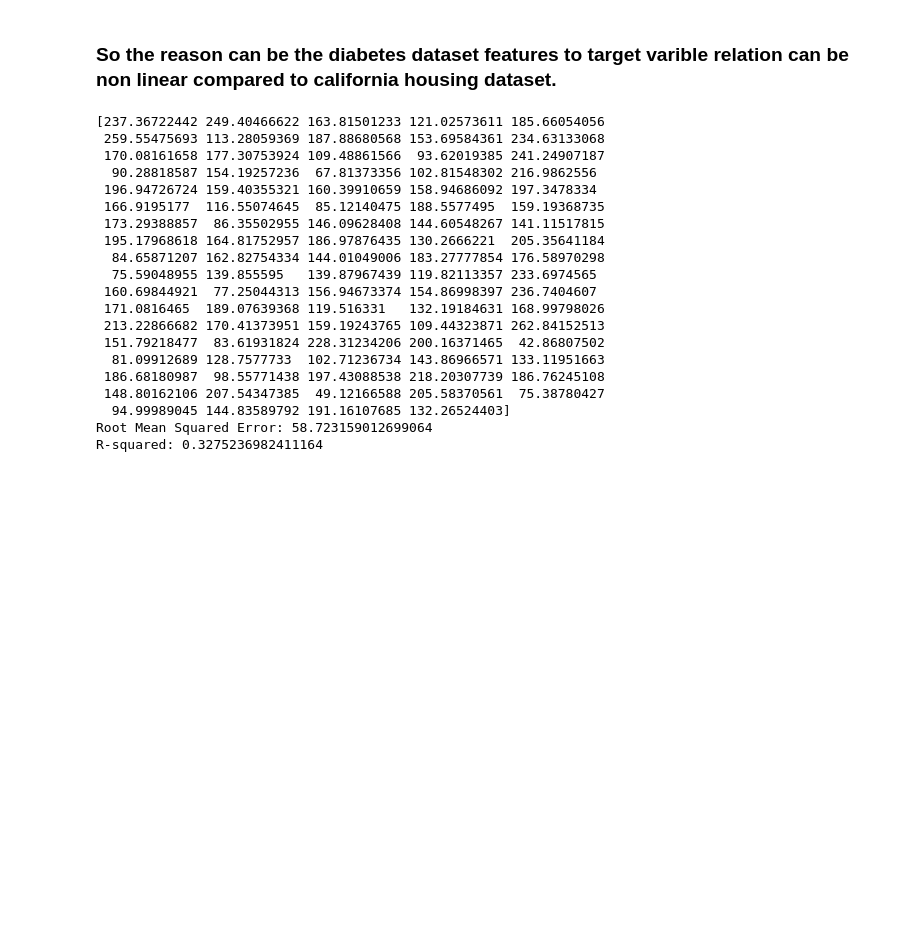
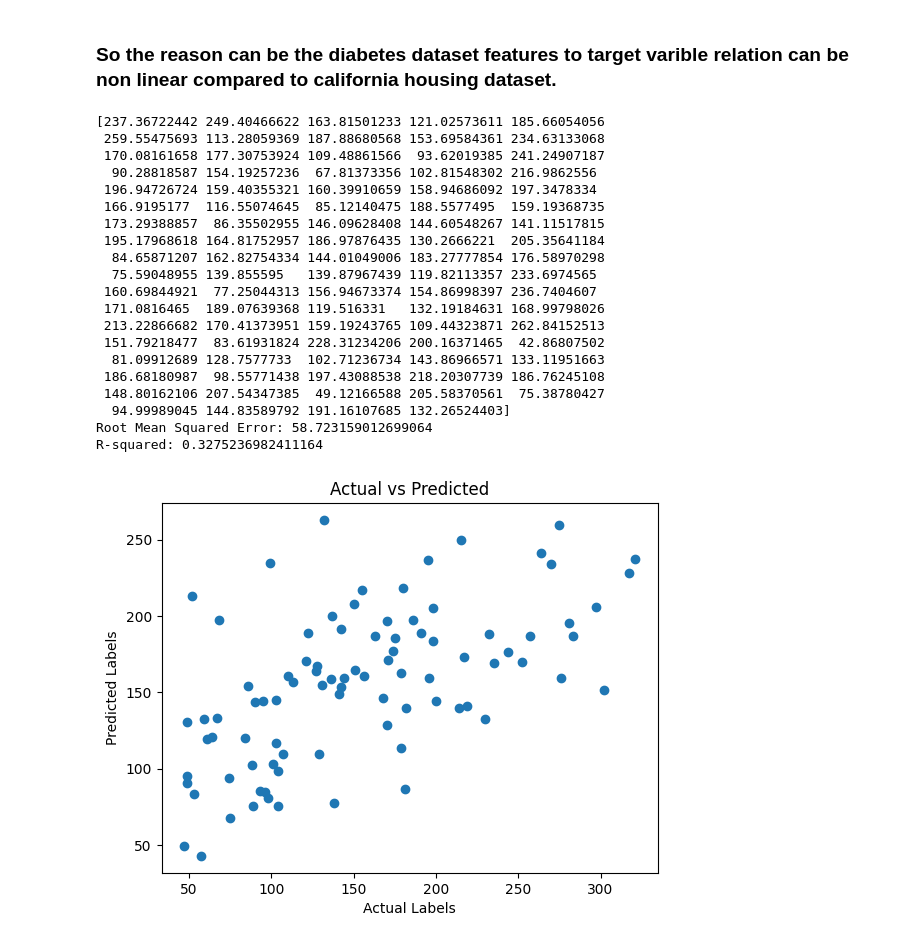
Before and after one commit to Ephrem-shimels21/linear_regression_implementation, a Jupyter notebook: linear_regression_on_BostonHousingDataset.ipynb, the cells around one changed output. Saved outputs shown, nothing was run; the diff lists cells and outputs as text; code cells hidden in the pictures; blank space fills up the shorter version.

```diff
--- a/linear_regression_on_BostonHousingDataset.ipynb
+++ b/linear_regression_on_BostonHousingDataset.ipynb
@@ -222,26 +263,28 @@ Epoch 5900, Cost: 1370.0801029941792
 # %%
 predictions = linear_reg.predict(X_test, theta)
 print(predictions)
 
 linear_reg.evaluate_model(y_test, predictions)
+linear_reg.Visulaize_prediction(y_test, predictions)
 # %% [output]
 [237.36722442 249.40466622 163.81501233 121.02573611 185.66054056
  259.55475693 113.28059369 187.88680568 153.69584361 234.63133068
  170.08161658 177.30753924 109.48861566  93.62019385 241.24907187
   90.28818587 154.19257236  67.81373356 102.81548302 216.9862556
  196.94726724 159.40355321 160.39910659 158.94686092 197.3478334
  166.9195177  116.55074645  85.12140475 188.5577495  159.19368735
  173.29388857  86.35502955 146.09628408 144.60548267 141.11517815
  195.17968618 164.81752957 186.97876435 130.2666221  205.35641184
   84.65871207 162.82754334 144.01049006 183.27777854 176.58970298
   75.59048955 139.855595   139.87967439 119.82113357 233.6974565
  160.69844921  77.25044313 156.94673374 154.86998397 236.7404607
  171.0816465  189.07639368 119.516331   132.19184631 168.99798026
  213.22866682 170.41373951 159.19243765 109.44323871 262.84152513
  151.79218477  83.61931824 228.31234206 200.16371465  42.86807502
   81.09912689 128.7577733  102.71236734 143.86966571 133.11951663
  186.68180987  98.55771438 197.43088538 218.20307739 186.76245108
  148.80162106 207.54347385  49.12166588 205.58370561  75.38780427
   94.99989045 144.83589792 191.16107685 132.26524403]
 Root Mean Squared Error: 58.723159012699064
 R-squared: 0.3275236982411164
+[figure, added]
```
Also changed, not shown: parts of 3 cells of this notebook.
